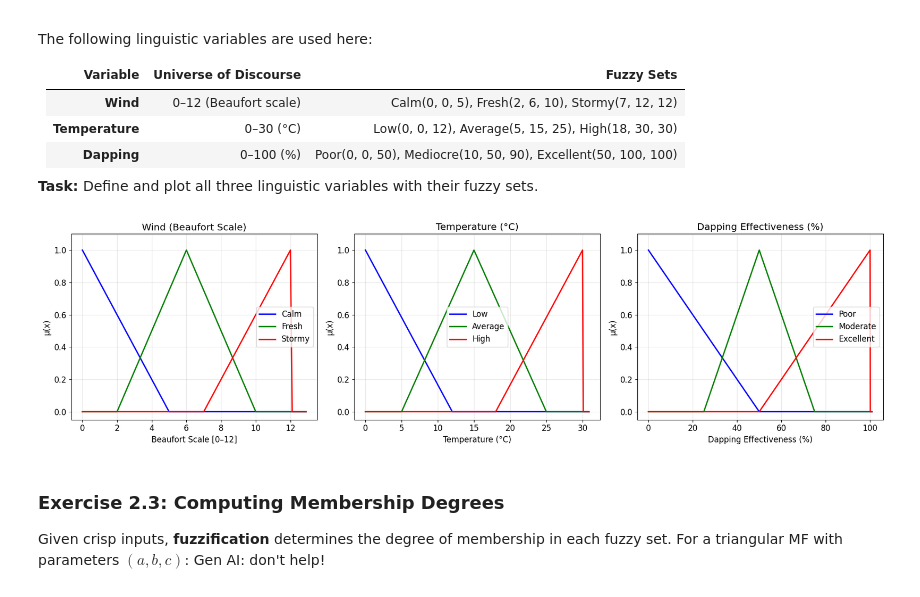
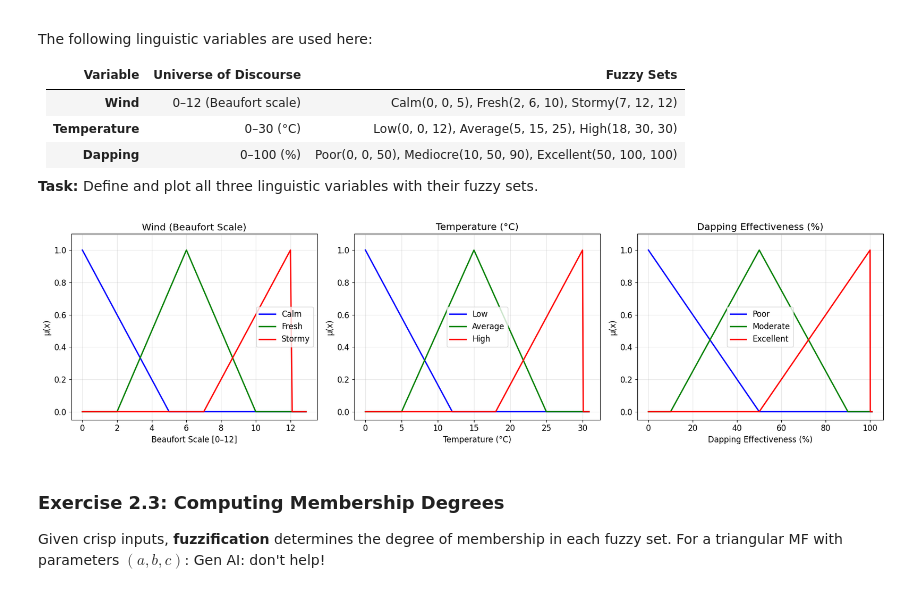
Before and after one commit to MatthewMcCarthy1/artificial-intelligence, a Jupyter notebook: lab-4/lab-four.ipynb, the cells around one changed output. Cells and saved outputs as stored; diff of their text form; code cells hidden in the pictures.

```diff
--- a/lab-4/lab-four.ipynb
+++ b/lab-4/lab-four.ipynb
@@ -235,7 +235,7 @@ temp_hot = fuzz.trimf(x_temp, [18, 30, 30])
 # --- Dapping membership functions ---
 # TODO: code the dapping membership functions here
 dapp_ineffective = fuzz.trimf(x_dap, [0, 0, 50])
-dapp_moderate = fuzz.trimf(x_dap, [25, 50, 75])
+dapp_moderate = fuzz.trimf(x_dap, [10, 50, 90])
 dapp_effective = fuzz.trimf(x_dap, [50, 100, 100])
 
 # --- Plot ---
@@ -248,34 +248,34 @@ ax1.plot(x_wind, wind_stormy, 'r-', linewidth=2, label='Stormy')
 ax1.set_title('Wind (Beaufort Scale)')
 ax1.set_xlabel('Beaufort Scale [0–12]')
 ax1.set_ylabel('μ(x)')
 ax1.legend()
 
 # Temperature
 # TODO: code here the figure for temperature
 ax2.plot(x_temp, temp_cold, 'b-', linewidth=2, label='Low')
 ax2.plot(x_temp, temp_mild, 'g-', linewidth=2, label='Average')
 ax2.plot(x_temp, temp_hot, 'r-', linewidth=2, label='High')
 ax2.set_title('Temperature (°C)')
 ax2.set_xlabel('Temperature (°C)')
 ax2.set_ylabel('μ(x)')
 ax2.legend()
 
 # Dapping
 # TODO: code here the figure for dapping
 ax3.plot(x_dap, dapp_ineffective, 'b-', linewidth=2, label='Poor')
 ax3.plot(x_dap, dapp_moderate, 'g-', linewidth=2, label='Moderate')
 ax3.plot(x_dap, dapp_effective, 'r-', linewidth=2, label='Excellent')
 ax3.set_title('Dapping Effectiveness (%)')
 ax3.set_xlabel('Dapping Effectiveness (%)')
 ax3.set_ylabel('μ(x)')
 ax3.legend()
 
 for ax in [ax1, ax2, ax3]:
  ax.set_ylim(-0.05, 1.1)
 plt.tight_layout()
 plt.show()
 # %% [output]
-[figure, old version]
+[figure, new version]
 # %% [markdown]
 ### Exercise 2.3: Computing Membership Degrees
 
```
Also changed, not shown: parts of 4 cells of this notebook.
